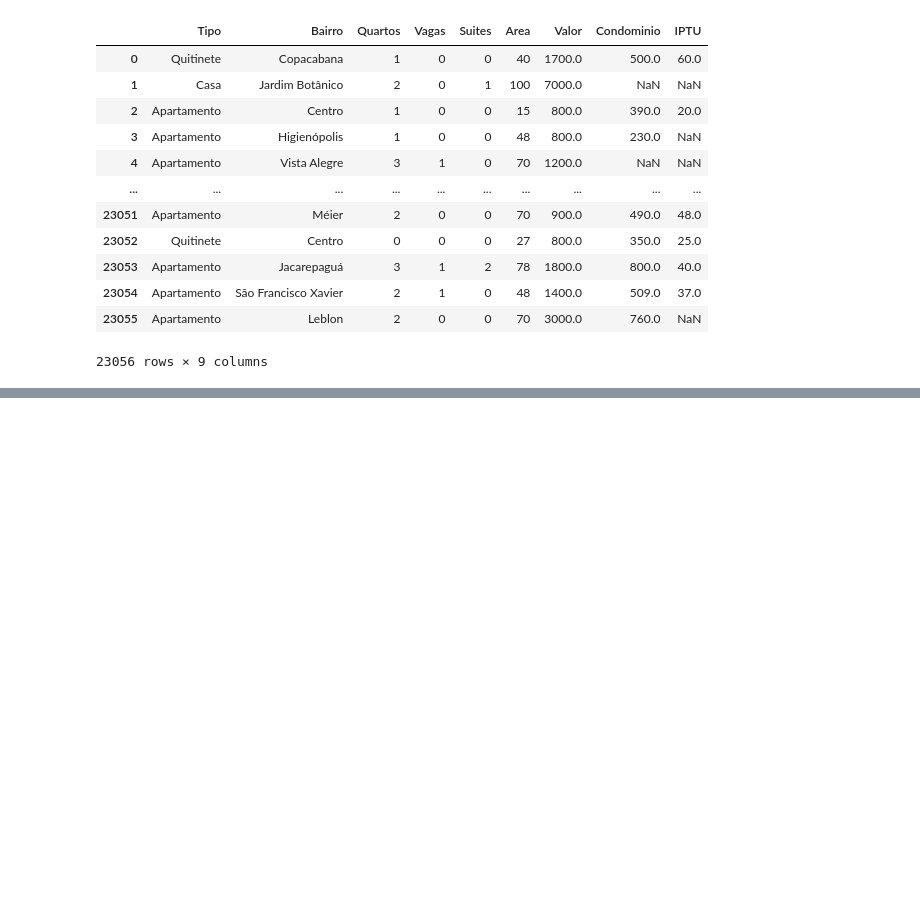
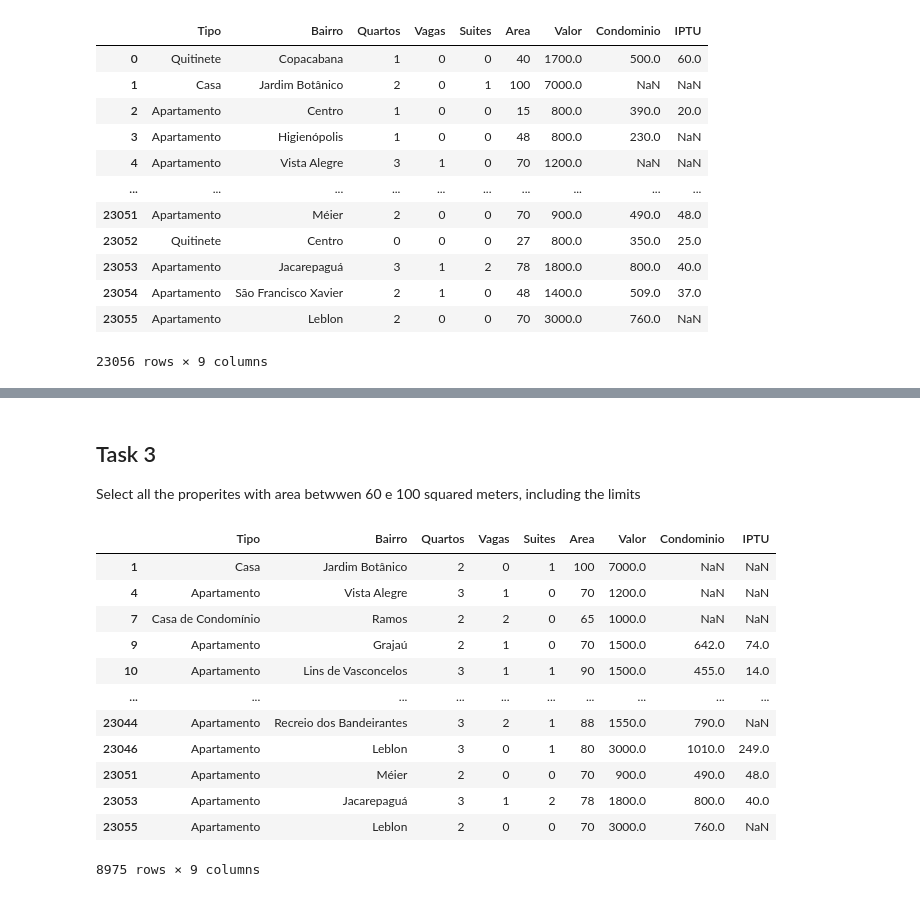
Before and after one commit to nathanqueija/myjourneytodatascience, a Jupyter notebook: 02_pandas_treating_and_analyzing_data/pandas.ipynb, the cells around one changed output, grey strips where cells are left out. Drawn from its saved outputs; the diff is of its cells as text; code cells hidden in the pictures; blank space fills up the shorter version.

```diff
--- a/02_pandas_treating_and_analyzing_data/pandas.ipynb
+++ b/02_pandas_treating_and_analyzing_data/pandas.ipynb
@@ -413,0 +508,21 @@ residential_cleaned
+# %% [markdown]
+## Task 3
+Select all the properites with area betwwen 60 e 100 squared meters, including the limits
+# %%
+
+residential_task_3 = residential_cleaned.query("Area>=60 and Area<=100")
+residential_task_3
+# %% [output]
+|  | Tipo | Bairro | Quartos | Vagas | Suites | Area | Valor | Condominio | IPTU |
+| 1 | Casa | Jardim Botânico | 2 | 0 | 1 | 100 | 7000.0 | NaN | NaN |
+| 4 | Apartamento | Vista Alegre | 3 | 1 | 0 | 70 | 1200.0 | NaN | NaN |
+| 7 | Casa de Condomínio | Ramos | 2 | 2 | 0 | 65 | 1000.0 | NaN | NaN |
+| 9 | Apartamento | Grajaú | 2 | 1 | 0 | 70 | 1500.0 | 642.0 | 74.0 |
+| 10 | Apartamento | Lins de Vasconcelos | 3 | 1 | 1 | 90 | 1500.0 | 455.0 | 14.0 |
+| ... | ... | ... | ... | ... | ... | ... | ... | ... | ... |
+| 23044 | Apartamento | Recreio dos Bandeirantes | 3 | 2 | 1 | 88 | 1550.0 | 790.0 | NaN |
+| 23046 | Apartamento | Leblon | 3 | 0 | 1 | 80 | 3000.0 | 1010.0 | 249.0 |
+| 23051 | Apartamento | Méier | 2 | 0 | 0 | 70 | 900.0 | 490.0 | 48.0 |
+| 23053 | Apartamento | Jacarepaguá | 3 | 1 | 2 | 78 | 1800.0 | 800.0 | 40.0 |
+| 23055 | Apartamento | Leblon | 2 | 0 | 0 | 70 | 3000.0 | 760.0 | NaN |
+8975 rows × 9 columns
```
Also changed, not shown: parts of 19 cells of this notebook.
